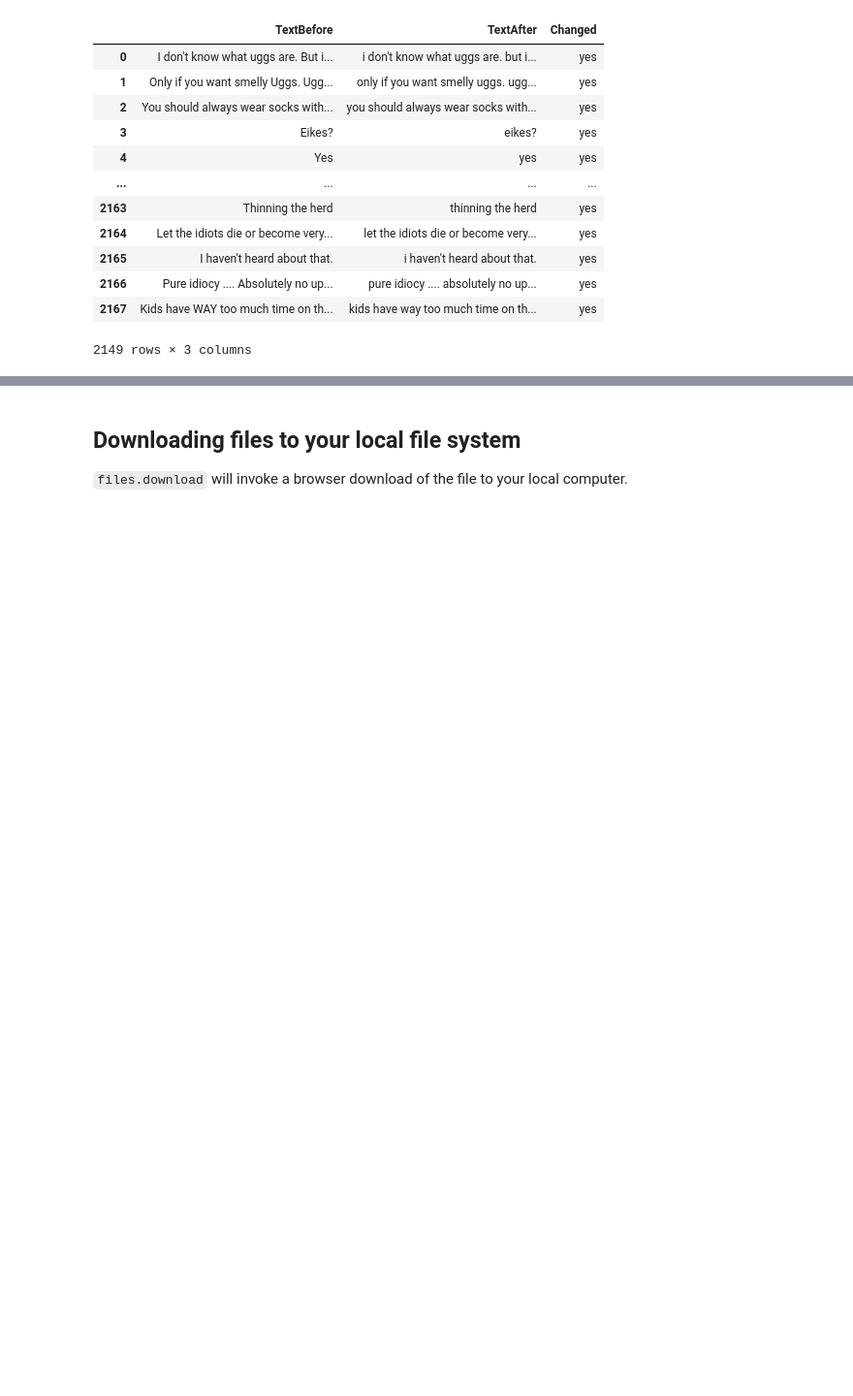
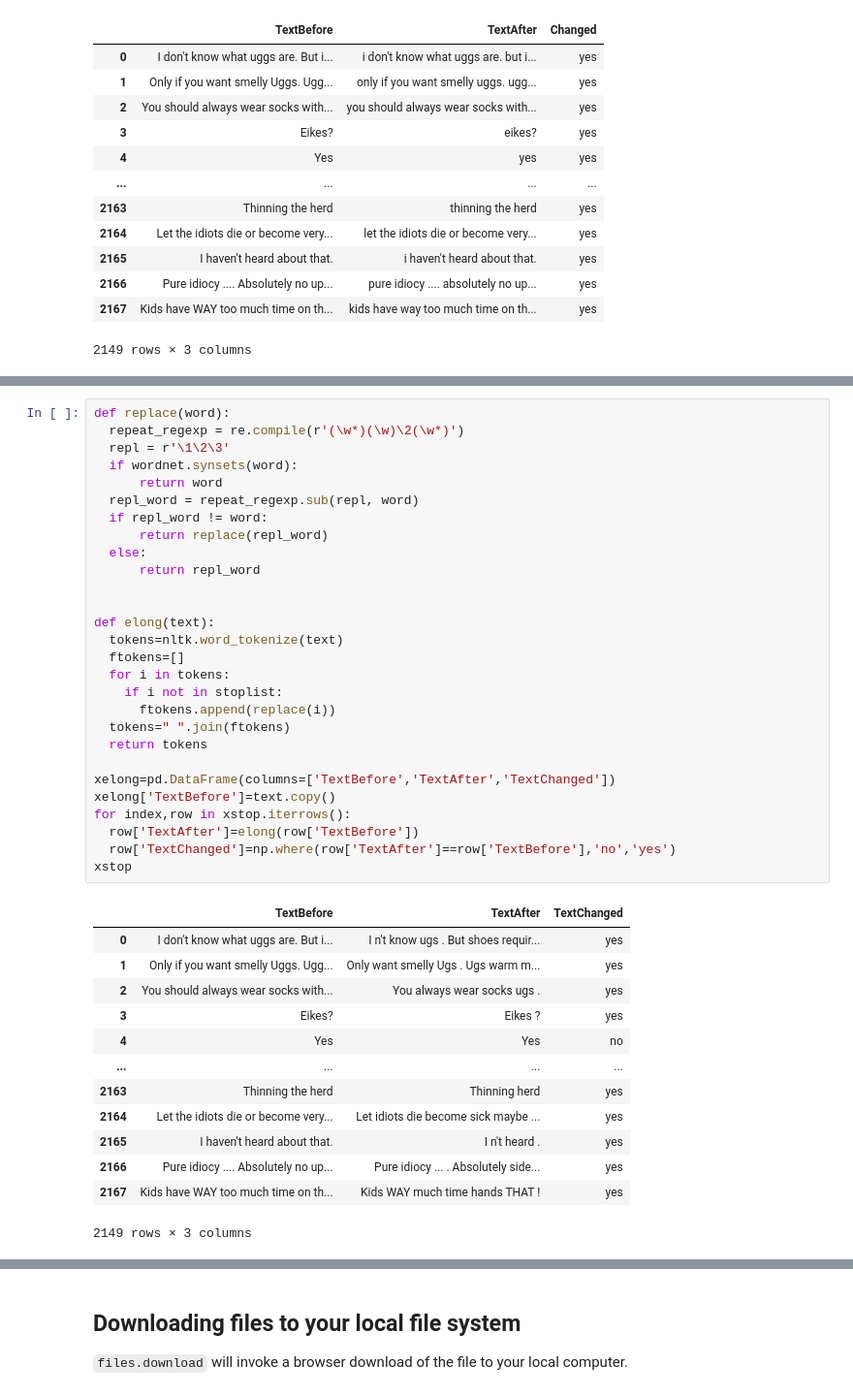
Before and after one commit to sarathkumar000/Titanic, a Jupyter notebook: External_data_Local_Files,_Drive,_Sheets,_and_Cloud_Storage.ipynb, the cells around one changed output, grey strips where cells are left out. Shown at 97% size. Saved outputs shown, nothing was run; the diff lists cells and outputs as text; blank space fills up the shorter version.

```diff
--- a/External_data_Local_Files,_Drive,_Sheets,_and_Cloud_Storage.ipynb
+++ b/External_data_Local_Files,_Drive,_Sheets,_and_Cloud_Storage.ipynb
@@ -275,0 +335,42 @@ for index,row in xAntorepla.iterrows():
+# %%
+def replace(word):
+  repeat_regexp = re.compile(r'(\w*)(\w)\2(\w*)')
+  repl = r'\1\2\3'
+  if wordnet.synsets(word):
+      return word
+  repl_word = repeat_regexp.sub(repl, word)
+  if repl_word != word:
+      return replace(repl_word)
+  else:
+      return repl_word
+
+
+def elong(text):
+  tokens=nltk.word_tokenize(text)
+  ftokens=[]
+  for i in tokens:
+    if i not in stoplist:
+      ftokens.append(replace(i))
+  tokens=" ".join(ftokens)
+  return tokens
+
+xelong=pd.DataFrame(columns=['TextBefore','TextAfter','TextChanged'])
+xelong['TextBefore']=text.copy()
+for index,row in xstop.iterrows():
+  row['TextAfter']=elong(row['TextBefore'])
+  row['TextChanged']=np.where(row['TextAfter']==row['TextBefore'],'no','yes')
+xstop
+# %% [output]
+|  | TextBefore | TextAfter | TextChanged |
+| 0 | I don't know what uggs are. But i... | I n't know ugs . But shoes requir... | yes |
+| 1 | Only if you want smelly Uggs. Ugg... | Only want smelly Ugs . Ugs warm m... | yes |
+| 2 | You should always wear socks with... | You always wear socks ugs . | yes |
+| 3 | Eikes? | Eikes ? | yes |
+| 4 | Yes | Yes | no |
+| ... | ... | ... | ... |
+| 2163 | Thinning the herd | Thinning herd | yes |
+| 2164 | Let the idiots die or become very... | Let idiots die become sick maybe ... | yes |
+| 2165 | I haven't heard about that. | I n't heard . | yes |
+| 2166 | Pure idiocy .... Absolutely no up... | Pure idiocy ... . Absolutely side... | yes |
+| 2167 | Kids have WAY too much time on th... | Kids WAY much time hands THAT ! | yes |
+2149 rows × 3 columns
```
Also changed, not shown: parts of 3 cells of this notebook.
